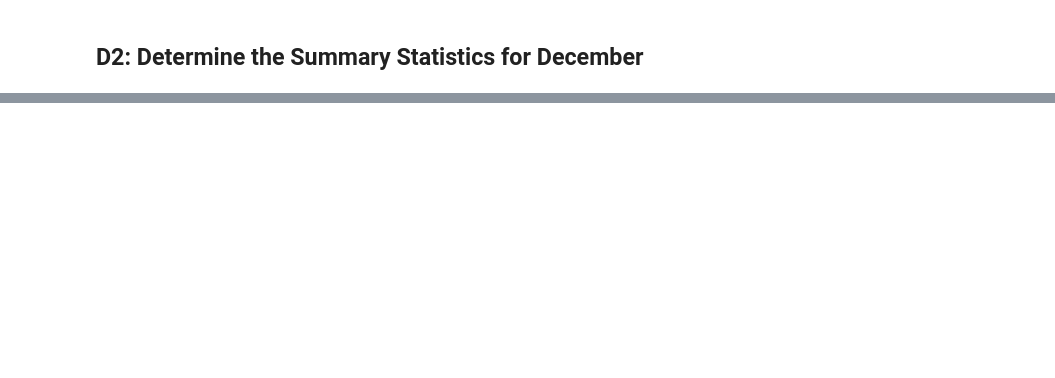
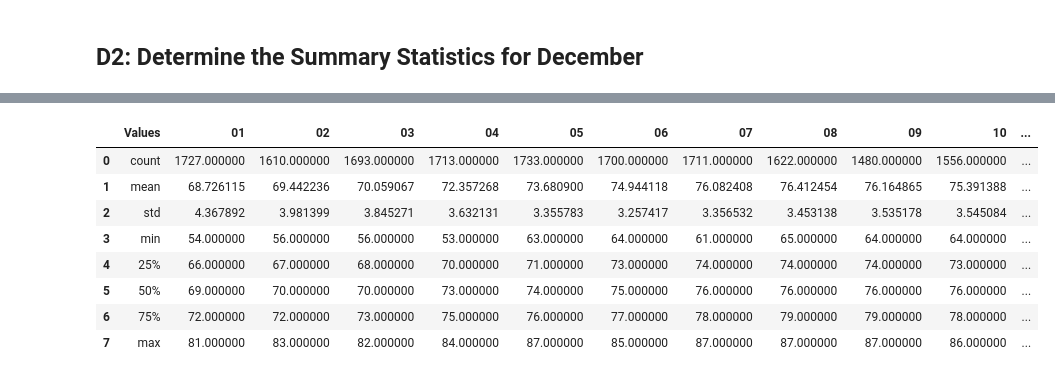
Before and after one commit to bpiffard/surfs_up, a Jupyter notebook: Code/SurfsUp_Challenge.ipynb, the cells around one changed output, grey strips where cells are left out. Drawn from its saved outputs; the diff is of its cells as text; code cells hidden in the pictures; blank space fills up the shorter version.

```diff
--- a/Code/SurfsUp_Challenge.ipynb
+++ b/Code/SurfsUp_Challenge.ipynb
@@ -80,0 +165,14 @@ dec_df.describe()
+# %%
+temp_stats_df = pd.DataFrame.from_dict(temp_stats, orient='columns', dtype=None, columns=None)
+temp_stats_df.style.set_caption("Comparative Temperature Table, All Months")
+temp_stats_df
+# %% [output]
+|  | Values | 01 | 02 | 03 | 04 | 05 | 06 | 07 | 08 | 09 | 10 | ... |
+| 0 | count | 1727.000000 | 1610.000000 | 1693.000000 | 1713.000000 | 1733.000000 | 1700.000000 | 1711.000000 | 1622.000000 | 1480.000000 | 1556.000000 | ... |
+| 1 | mean | 68.726115 | 69.442236 | 70.059067 | 72.357268 | 73.680900 | 74.944118 | 76.082408 | 76.412454 | 76.164865 | 75.391388 | ... |
+| 2 | std | 4.367892 | 3.981399 | 3.845271 | 3.632131 | 3.355783 | 3.257417 | 3.356532 | 3.453138 | 3.535178 | 3.545084 | ... |
+| 3 | min | 54.000000 | 56.000000 | 56.000000 | 53.000000 | 63.000000 | 64.000000 | 61.000000 | 65.000000 | 64.000000 | 64.000000 | ... |
+| 4 | 25% | 66.000000 | 67.000000 | 68.000000 | 70.000000 | 71.000000 | 73.000000 | 74.000000 | 74.000000 | 74.000000 | 73.000000 | ... |
+| 5 | 50% | 69.000000 | 70.000000 | 70.000000 | 73.000000 | 74.000000 | 75.000000 | 76.000000 | 76.000000 | 76.000000 | 76.000000 | ... |
+| 6 | 75% | 72.000000 | 72.000000 | 73.000000 | 75.000000 | 76.000000 | 77.000000 | 78.000000 | 79.000000 | 79.000000 | 78.000000 | ... |
+| 7 | max | 81.000000 | 83.000000 | 82.000000 | 84.000000 | 87.000000 | 85.000000 | 87.000000 | 87.000000 | 87.000000 | 86.000000 | ... |
```
Also changed, not shown: parts of 13 cells of this notebook, 4 other files.
